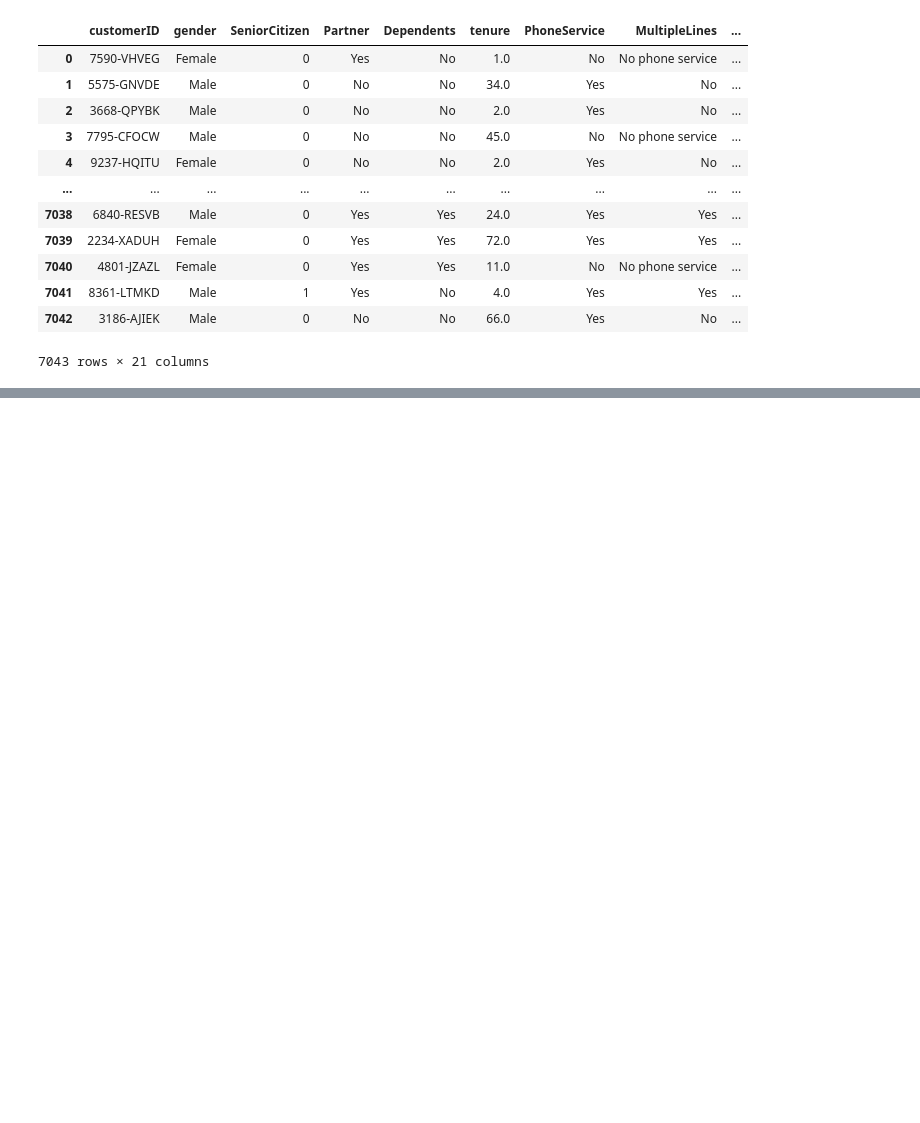
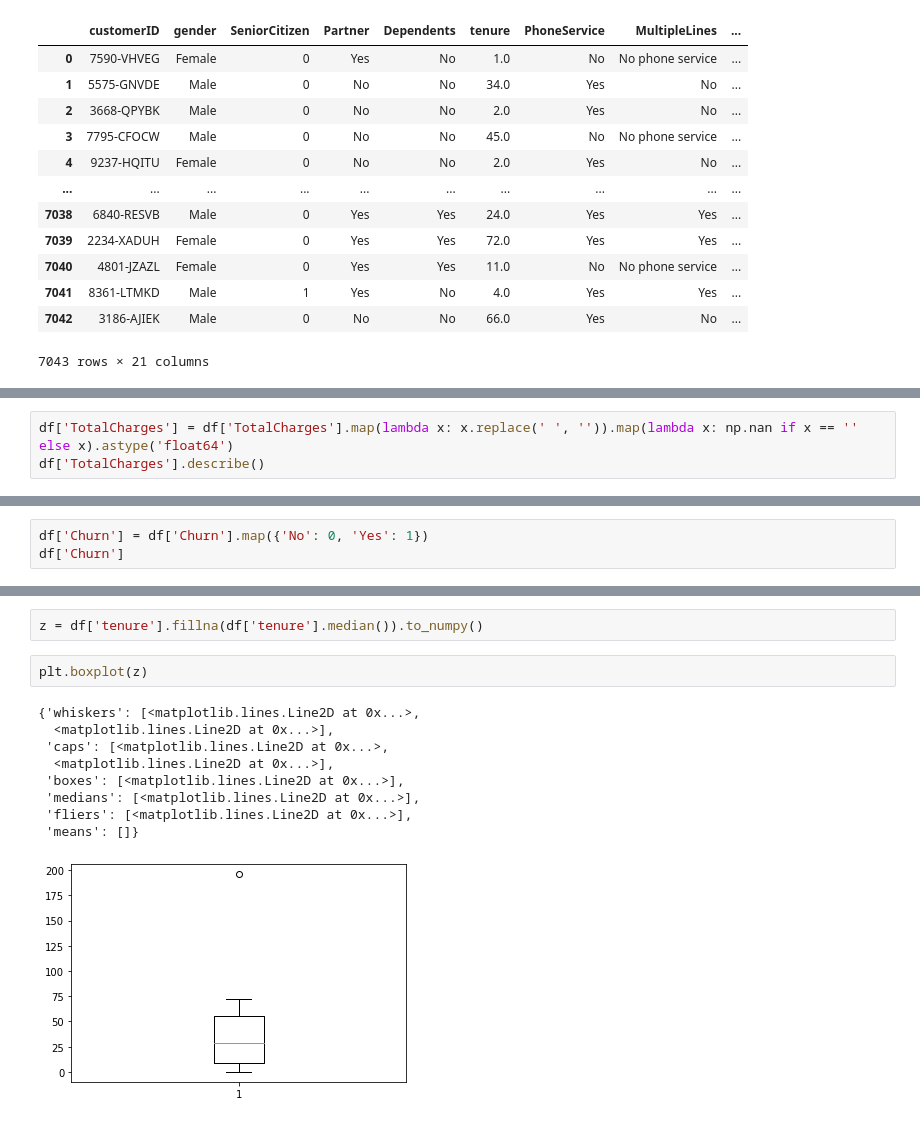
Before and after one commit to LKN-SP/MS9002, a Jupyter notebook: Naive Bayes/Naive Bayes - Class Exercise 1 (completed).ipynb, the cells around one changed output, grey strips where cells are left out. Saved outputs shown, nothing was run; the diff lists cells and outputs as text; blank space fills up the shorter version.

```diff
--- a/Naive Bayes/Naive Bayes - Class Exercise 1 (completed).ipynb
+++ b/Naive Bayes/Naive Bayes - Class Exercise 1 (completed).ipynb
@@ -57,0 +183,3 @@ df
+# %%
+df['TotalCharges'] = df['TotalCharges'].map(lambda x: x.replace(' ', '')).map(lambda x: np.nan if x == '' else x).astype('float64')
+df['TotalCharges'].describe()
@@ -57,0 +196,3 @@ df
+# %%
+df['Churn'] = df['Churn'].map({'No': 0, 'Yes': 1})
+df['Churn']
@@ -57,0 +337,14 @@ df
+# %%
+z = df['tenure'].fillna(df['tenure'].median()).to_numpy()
+# %%
+plt.boxplot(z)
+# %% [output]
+{'whiskers': [<matplotlib.lines.Line2D at 0x...>,
+  <matplotlib.lines.Line2D at 0x...>],
+ 'caps': [<matplotlib.lines.Line2D at 0x...>,
+  <matplotlib.lines.Line2D at 0x...>],
+ 'boxes': [<matplotlib.lines.Line2D at 0x...>],
+ 'medians': [<matplotlib.lines.Line2D at 0x...>],
+ 'fliers': [<matplotlib.lines.Line2D at 0x...>],
+ 'means': []}
+[figure, added]
```
Also changed, not shown: parts of 18 cells of this notebook, 28 other files.
